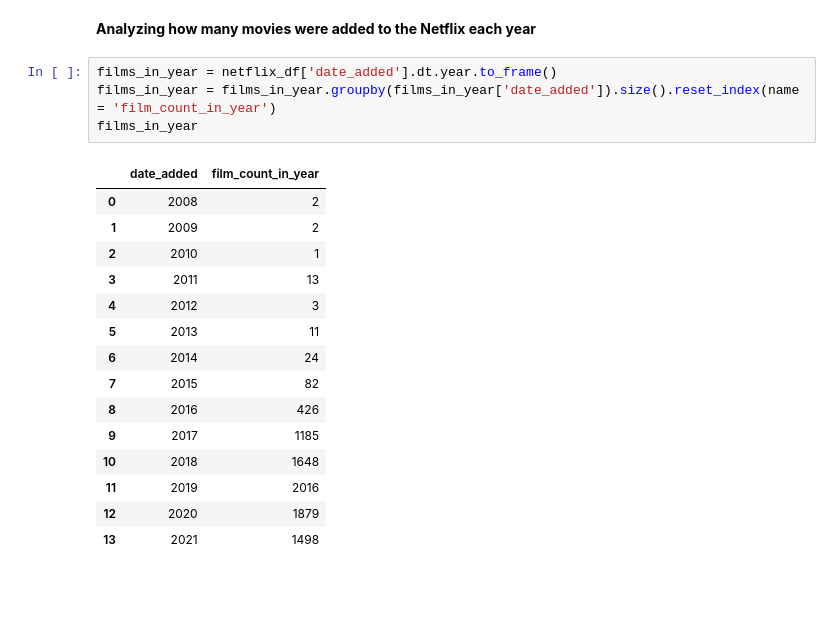
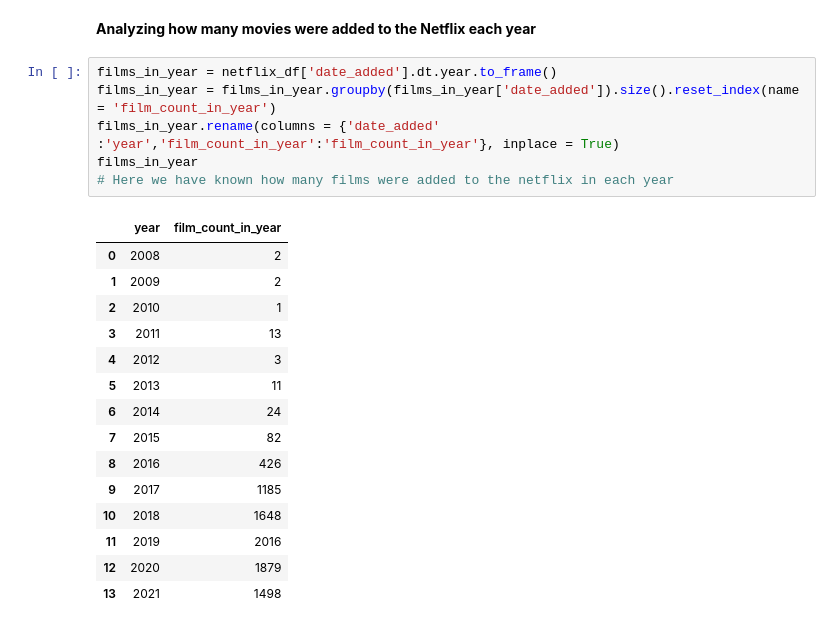
Before and after one commit to pragnakulkarni/Netflix-Movies-and-TV-Shows, a Jupyter notebook: Welcome_To_Colab.ipynb, the cells around one changed output. Saved outputs shown, nothing was run; the diff lists cells and outputs as text; blank space fills up the shorter version.

```diff
--- a/Welcome_To_Colab.ipynb
+++ b/Welcome_To_Colab.ipynb
@@ -407,9 +405,11 @@ More percent of films on Netflix were from **"United States"**
 # %%
 films_in_year = netflix_df['date_added'].dt.year.to_frame()
 films_in_year = films_in_year.groupby(films_in_year['date_added']).size().reset_index(name = 'film_count_in_year')
+films_in_year.rename(columns = {'date_added' :'year','film_count_in_year':'film_count_in_year'}, inplace = True)
 films_in_year
+# Here we have known how many films were added to the netflix in each year
 # %% [output]
-|  | date_added | film_count_in_year |
+|  | year | film_count_in_year |
 | 0 | 2008 | 2 |
 | 1 | 2009 | 2 |
 | 2 | 2010 | 1 |
```
Also changed, not shown: parts of 7 cells of this notebook.
